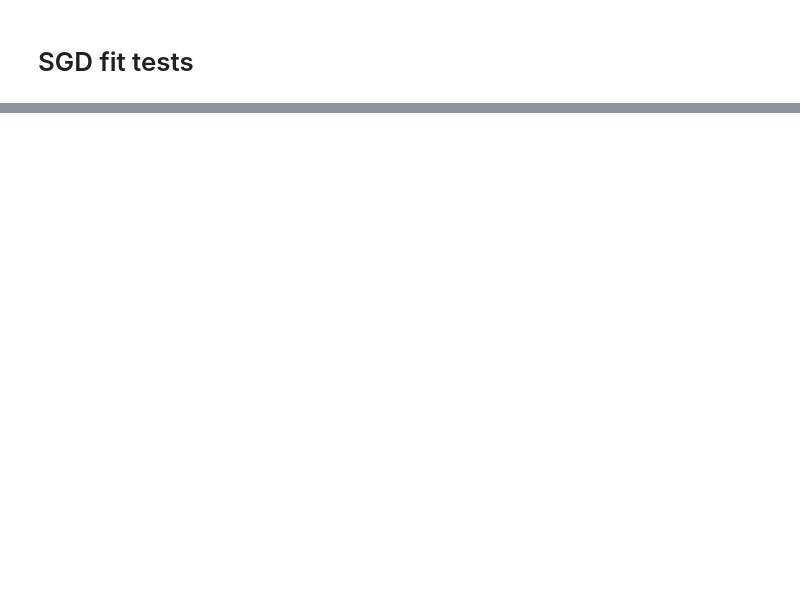
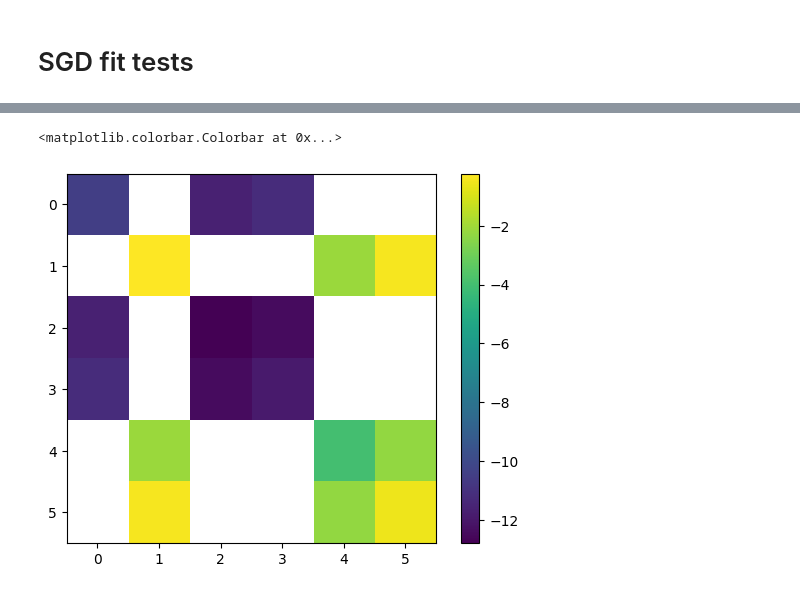
Before and after one commit to joaovaleriano/gLV_OED, a Jupyter notebook: notebooks/sgd_fit_tests.ipynb, the cells around one changed output, grey strips where cells are left out. Cells and saved outputs as stored; diff of their text form; code cells hidden in the pictures; blank space fills up the shorter version.

```diff
--- a/notebooks/sgd_fit_tests.ipynb
+++ b/notebooks/sgd_fit_tests.ipynb
@@ -153,0 +208,10 @@ plt.imshow(np.sign(fit_ridge_cv(replicates)[1]))
+# %%
+S = np.expand_dims(glv_time(t, y, p)-dydt, axis=-1)*glv_jac_time(t, y, p)
+S = np.concatenate(S, 0)
+F = S.T@S
+
+plt.imshow(np.log(F))
+plt.colorbar()
+# %% [output]
+<matplotlib.colorbar.Colorbar at 0x...>
+[figure, added]
```
Also changed, not shown: parts of 29 cells of this notebook, 1 other file.
